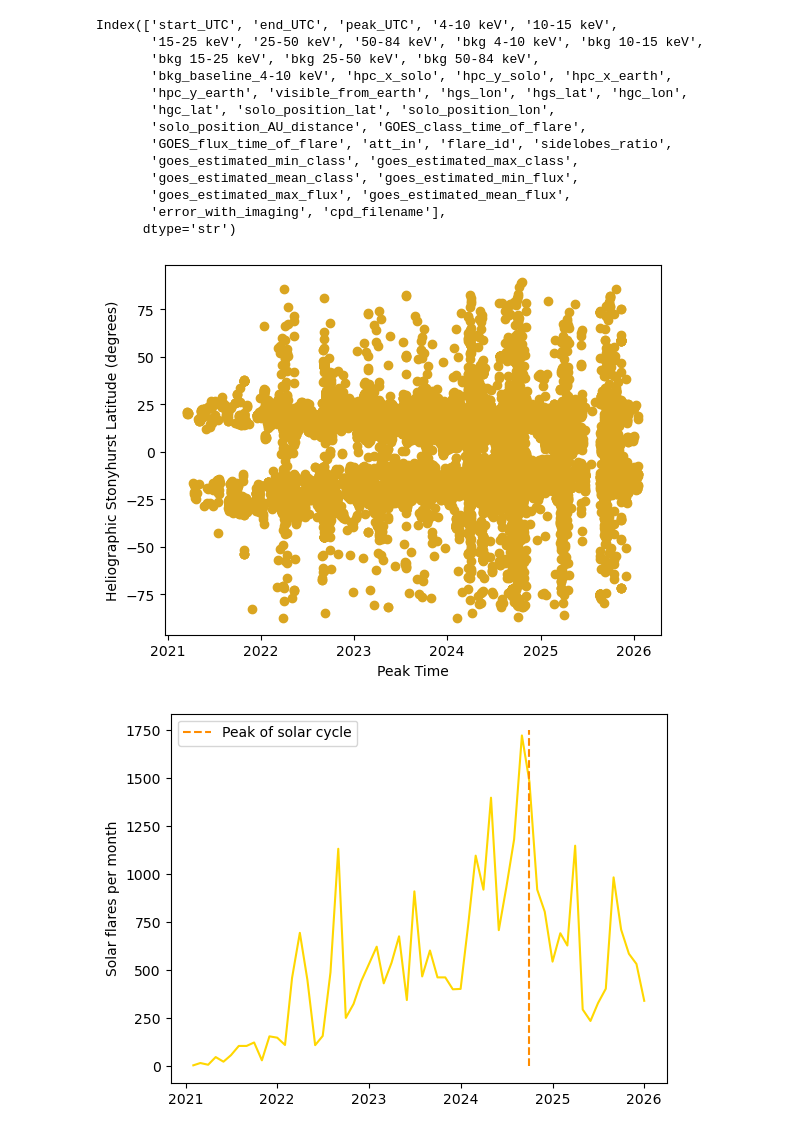
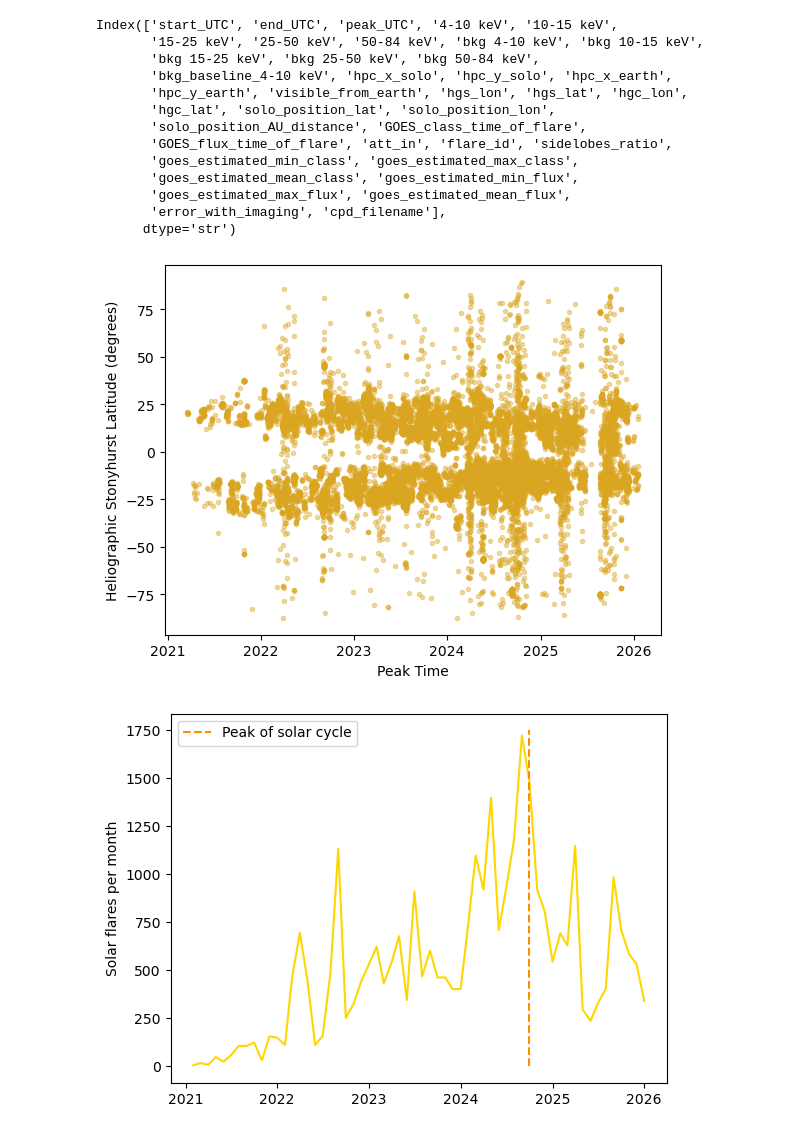
Before and after one commit to dearbhailom/solar-orbiter-flare-statistics, a Jupyter notebook: notebooks/Flare list testing.ipynb, the cells around one changed output. Drawn from its saved outputs; the diff is of its cells as text; code cells hidden in the pictures.

```diff
--- a/notebooks/Flare list testing.ipynb
+++ b/notebooks/Flare list testing.ipynb
@@ -312,13 +312,13 @@ Index(['start_UTC', 'end_UTC', 'peak_UTC', '4-10 keV', '10-15 keV',
       dtype='str')
 # %%
 #BUTTERFLY DIAGRAM - HGS LAT AGAINST TIME
-plt.scatter(parse_time(flares['peak_UTC']).datetime, flares['hgs_lat'], color='goldenrod', label='flare')
+plt.scatter(parse_time(flares['peak_UTC']).datetime, flares['hgs_lat'], color='goldenrod', alpha=0.4, marker='.', label='flare')
 plt.ylabel('Heliographic Stonyhurst Latitude (degrees)')
 #plt.legend()
 plt.xlabel('Peak Time')
 plt.savefig("C:/Users/derva/OneDrive/Documents/DIAS/solar-orbiter-flare-statistics/figures/flare_list_butterfly_diagram.png")
 # %% [output]
-[figure, old version]
+[figure, new version]
 # %%
 monthly_flares = flares.copy()
 monthly_flares['peak_UTC'] = pd.to_datetime(monthly_flares['peak_UTC'])
```
Also changed, not shown: 3 other files.
